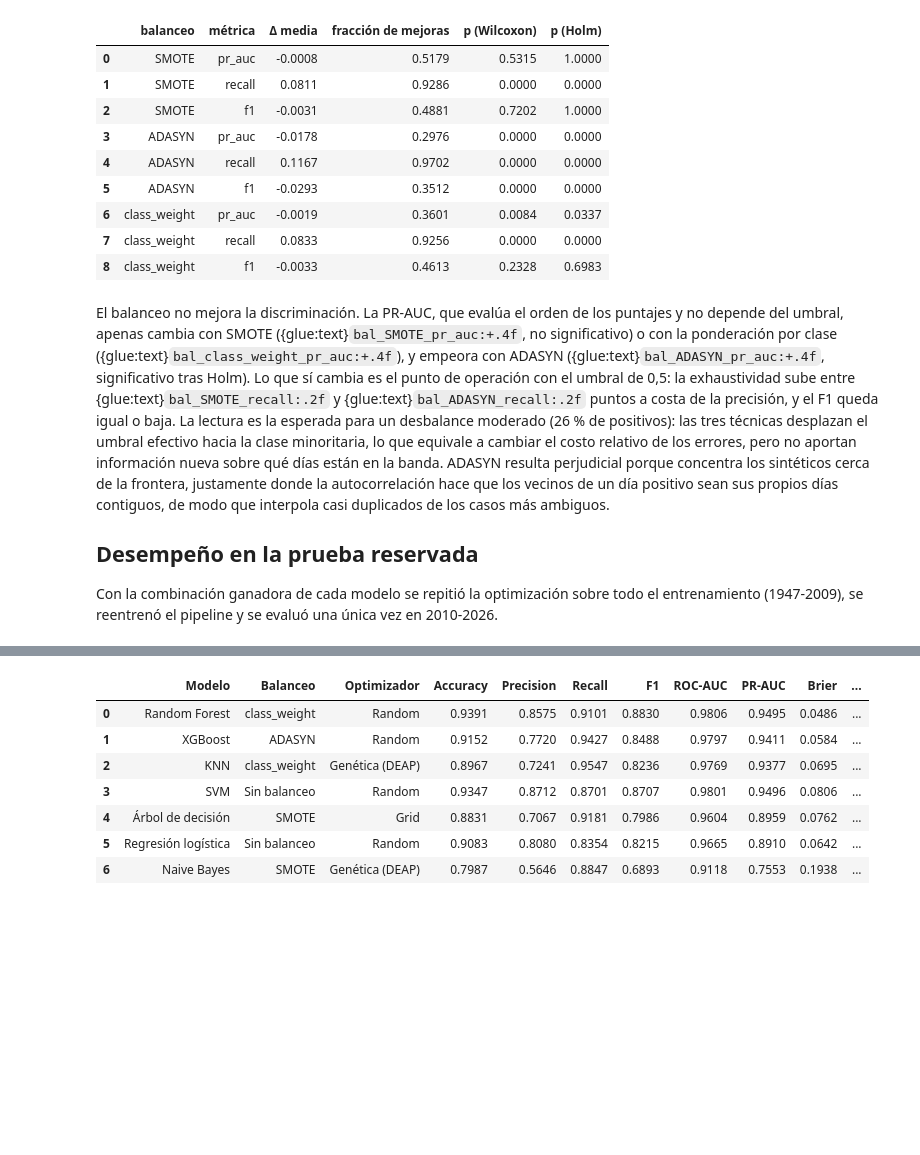
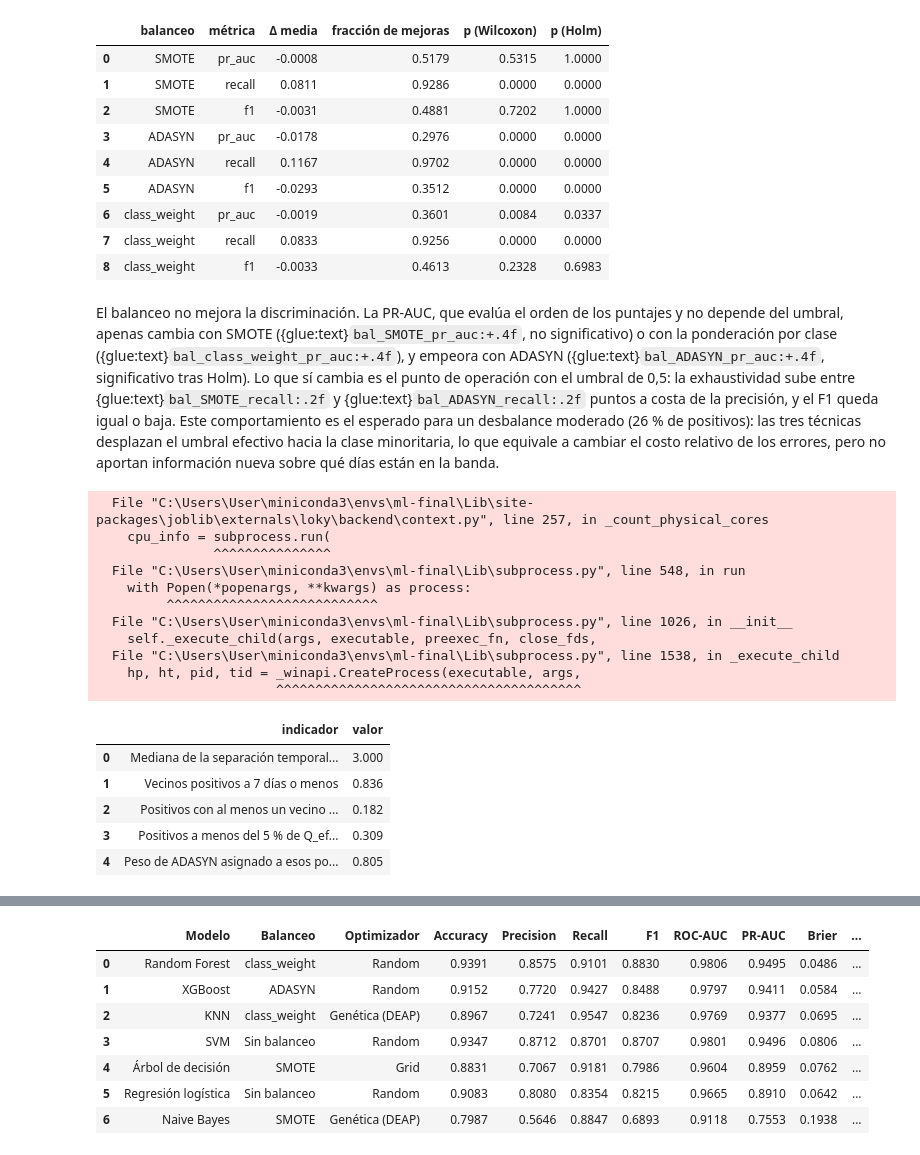
Before and after one commit to SantiagomezaC/proyecto-ml-entregable2, a Jupyter notebook: _sources/03a_clasificacion.ipynb, the cells around one changed output, grey strips where cells are left out. Saved outputs shown, nothing was run; the diff lists cells and outputs as text; code cells hidden in the pictures; blank space fills up the shorter version.

```diff
--- a/_sources/03a_clasificacion.ipynb
+++ b/_sources/03a_clasificacion.ipynb
@@ -156,14 +210,50 @@ significativo) o con la ponderación por clase ({glue:text}`bal_class_weight_pr_
 empeora con ADASYN ({glue:text}`bal_ADASYN_pr_auc:+.4f`, significativo tras Holm). Lo que sí
 cambia es el punto de operación con el umbral de 0,5: la exhaustividad sube entre
 {glue:text}`bal_SMOTE_recall:.2f` y {glue:text}`bal_ADASYN_recall:.2f` puntos a costa de la
-precisión, y el F1 queda igual o baja. La lectura es la esperada para un desbalance moderado (26 %
-de positivos): las tres técnicas desplazan el umbral efectivo hacia la clase minoritaria, lo
+precisión, y el F1 queda igual o baja. Este comportamiento es el esperado para un desbalance
+moderado (26 % de positivos): las tres técnicas desplazan el umbral efectivo hacia la clase minoritaria, lo
 que equivale a cambiar el costo relativo de los errores, pero no aportan información nueva sobre
-qué días están en la banda. ADASYN resulta perjudicial porque concentra los sintéticos cerca de la
-frontera, justamente donde la autocorrelación hace que los vecinos de un día positivo sean sus
-propios días contiguos, de modo que interpola casi duplicados de los casos más ambiguos.
-
-## Desempeño en la prueba reservada
-
-Con la combinación ganadora de cada modelo se repitió la optimización sobre todo el
-entrenamiento (1947-2009), se reentrenó el pipeline y se evaluó una única vez en 2010-2026.
+qué días están en la banda.
+# %%
+# Mecanismo de ADASYN en el entrenamiento del último bloque: cercanía temporal de los vecinos que usa
+# para interpolar y concentración de su peso en los positivos próximos al límite de la banda
+from sklearn.neighbors import NearestNeighbors
+from sklearn.preprocessing import StandardScaler
+p = D.pliegues[-1]; tr = p["train"]
+Xa = D.X.iloc[tr]; Za = StandardScaler().fit_transform(Xa.fillna(Xa.median()))
+ya = D.y_clf.values[tr].astype(int); pos = np.flatnonzero(ya == 1)
+_, iv = NearestNeighbors(n_neighbors=6).fit(Za[pos]).kneighbors(Za[pos])
+dias = np.abs(pos[iv[:, 1:]] - pos[:, None])
+_, ia = NearestNeighbors(n_neighbors=6).fit(Za).kneighbors(Za[pos])
+r_ad = (ya[ia[:, 1:]] == 0).mean(1)                  # dificultad local con que ADASYN pondera cada positivo
+w_ad = r_ad / r_ad.sum()
+q15 = D.y_reg.values[tr][pos]
+QEF = json.loads((DATOS_PROC / "parametros.json").read_text(encoding="utf-8"))["calamar"]["Q_EF"]
+borde = np.minimum(np.abs(q15 - LIM[0]), np.abs(q15 - LIM[1])) / QEF < 0.05
+glue("ad_med_dias", float(np.median(dias)), display=False)
+glue("ad_frac7", float((dias <= 7).mean()), display=False)
+glue("ad_frac_r", float((r_ad > 0).mean()), display=False)
+glue("ad_peso_borde", float(w_ad[borde].sum()), display=False)
+glue("ad_pos_borde", float(borde.mean()), display=False)
+pd.DataFrame({"indicador": ["Mediana de la separación temporal con los 5 vecinos positivos (días)",
+                            "Vecinos positivos a 7 días o menos", "Positivos con al menos un vecino negativo",
+                            "Positivos a menos del 5 % de Q_ef de un límite", "Peso de ADASYN asignado a esos positivos"],
+              "valor": [np.median(dias), (dias <= 7).mean(), (r_ad > 0).mean(), borde.mean(), w_ad[borde].sum()]}).round(3)
+# %% [output]
+  File "C:\Users\User\miniconda3\envs\ml-final\Lib\site-packages\joblib\externals\loky\backend\context.py", line 257, in _count_physical_cores
+    cpu_info = subprocess.run(
+               ^^^^^^^^^^^^^^^
+  File "C:\Users\User\miniconda3\envs\ml-final\Lib\subprocess.py", line 548, in run
+    with Popen(*popenargs, **kwargs) as process:
+         ^^^^^^^^^^^^^^^^^^^^^^^^^^^
+  File "C:\Users\User\miniconda3\envs\ml-final\Lib\subprocess.py", line 1026, in __init__
+    self._execute_child(args, executable, preexec_fn, close_fds,
+  File "C:\Users\User\miniconda3\envs\ml-final\Lib\subprocess.py", line 1538, in _execute_child
+    hp, ht, pid, tid = _winapi.CreateProcess(executable, args,
+                       ^^^^^^^^^^^^^^^^^^^^^^^^^^^^^^^^^^^^^^^
+|  | indicador | valor |
+| 0 | Mediana de la separación temporal... | 3.000 |
+| 1 | Vecinos positivos a 7 días o menos | 0.836 |
+| 2 | Positivos con al menos un vecino ... | 0.182 |
+| 3 | Positivos a menos del 5 % de Q_ef... | 0.309 |
+| 4 | Peso de ADASYN asignado a esos po... | 0.805 |
```
Also changed, not shown: parts of 4 cells of this notebook, 26 other files.
